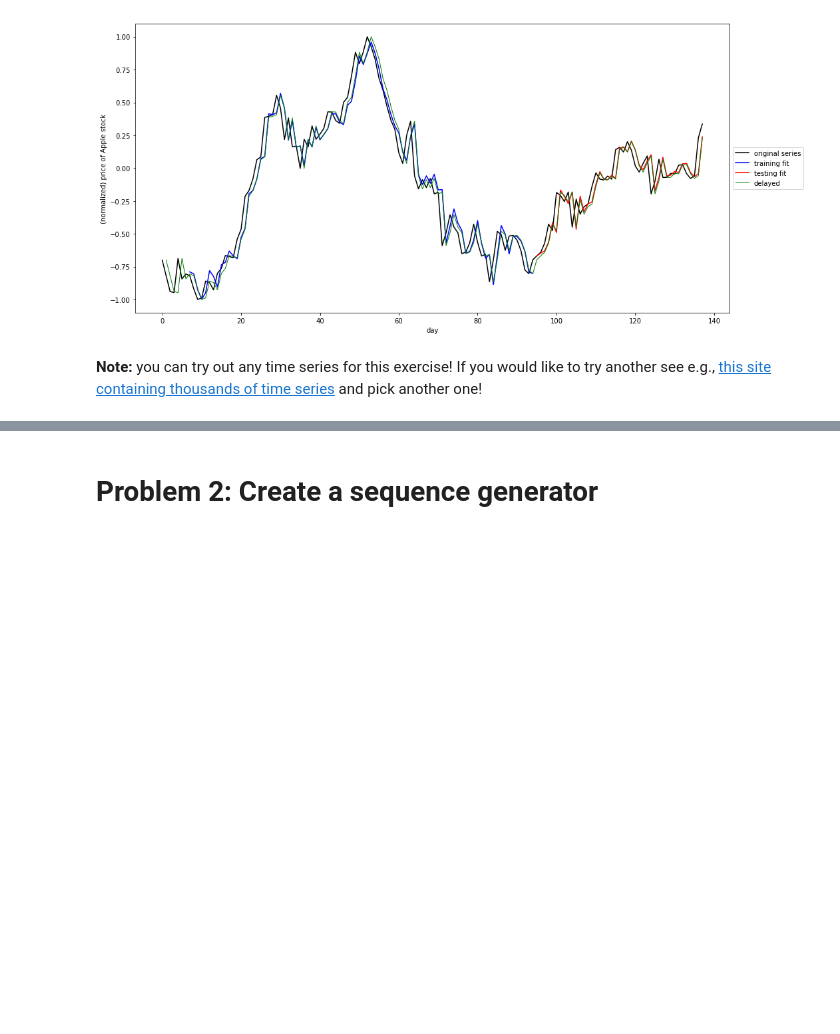
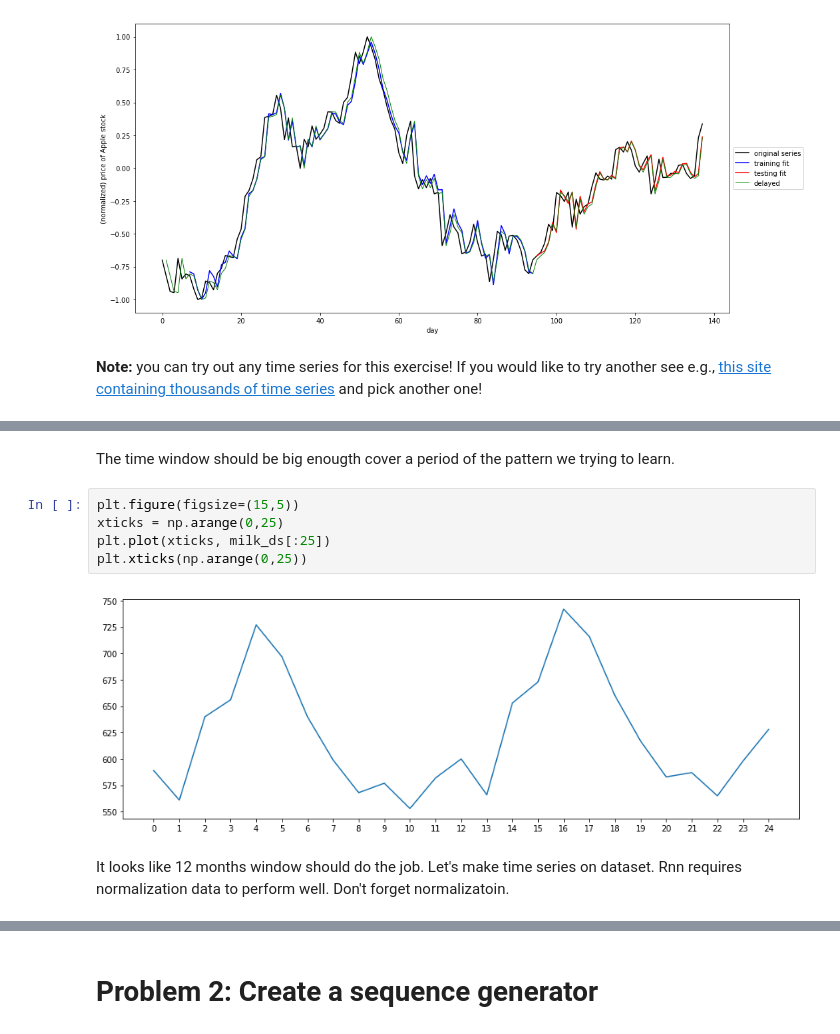
Before and after one commit to smile-on/aind2-rnn, a Jupyter notebook: RNN_project.ipynb, the cells around one changed output, grey strips where cells are left out. Drawn from its saved outputs; the diff is of its cells as text; blank space fills up the shorter version.

```diff
--- a/RNN_project.ipynb
+++ b/RNN_project.ipynb
@@ -344,0 +354,11 @@ plt.show()
+# %% [markdown]
+The time window should be big enougth cover a period of the pattern we trying to learn.
+# %%
+plt.figure(figsize=(15,5))
+xticks = np.arange(0,25)
+plt.plot(xticks, milk_ds[:25])
+plt.xticks(np.arange(0,25))
+# %% [output]
+[figure, added]
+# %% [markdown]
+It looks like 12 months window should do the job. Let's make time series on dataset. Rnn requires normalization data to perform well. Don't forget normalizatoin.
```
Also changed, not shown: parts of 20 cells of this notebook, 3 other files.
